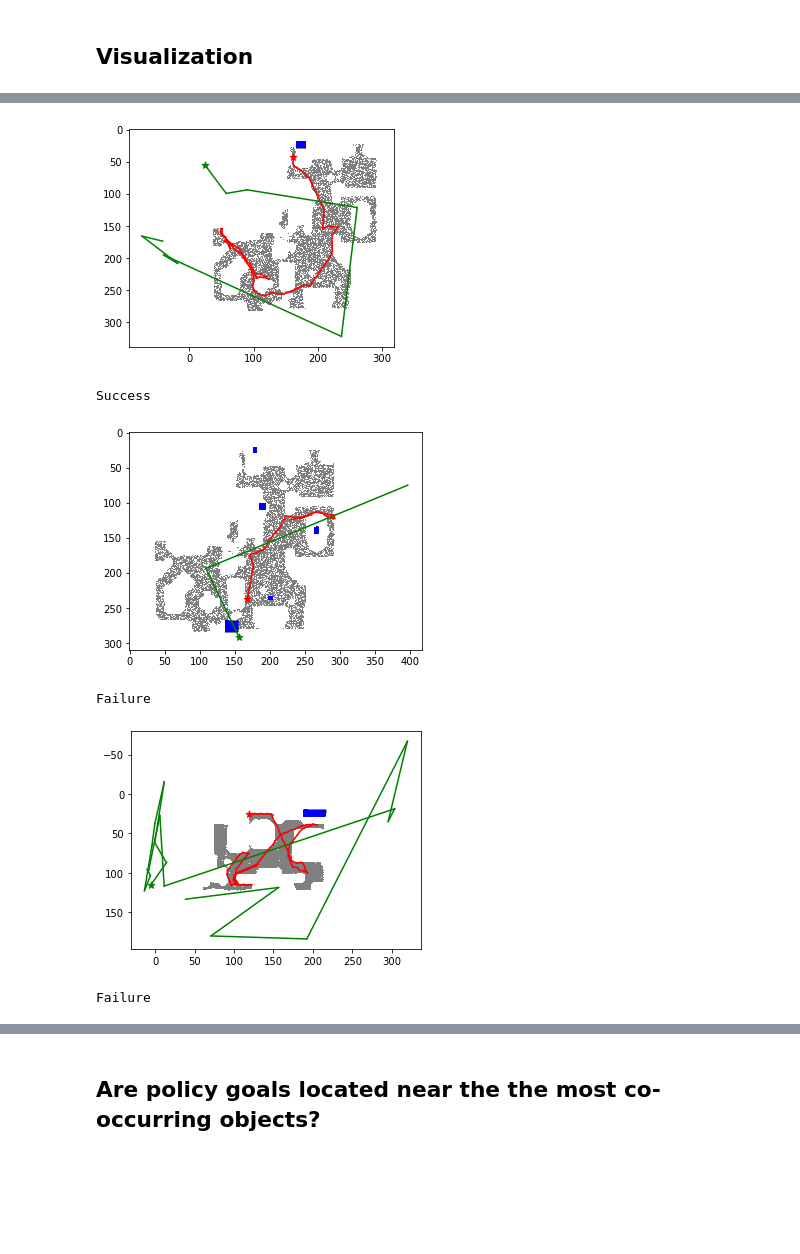
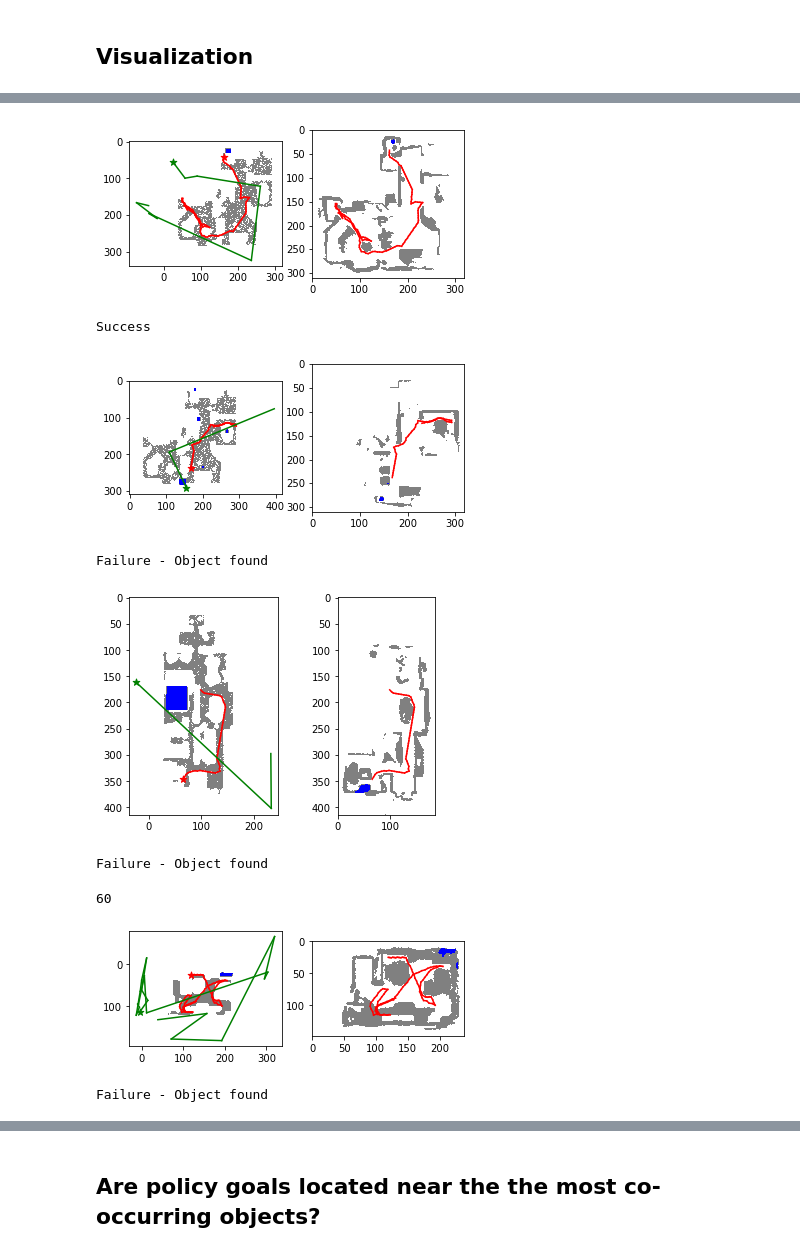
Before and after one commit to rish-raghu/Object-Goal-Navigation, a Jupyter notebook: Analysis.ipynb, the cells around one changed output, grey strips where cells are left out. Saved outputs shown, nothing was run; the diff lists cells and outputs as text; code cells hidden in the pictures; blank space fills up the shorter version.

```diff
--- a/Analysis.ipynb
+++ b/Analysis.ipynb
@@ -296,15 +306,21 @@ Success
 # %%
-sem_map = render_episode(80, render_goals=True)
+sem_map = render_episode("Wiconisco", 22, render_goals=True)
 # %% [output]
-[figure, old version]
+[figure, new version]
 Success
+# %%
+sem_map = render_episode("Wiconisco", 1, render_goals=True)
+# %% [output]
+[figure, added]
+Failure - Object found
 # %%
-sem_map = render_episode(10, render_goals=True)
+sem_map = render_episode("Darden", 10, render_goals=True)
 # %% [output]
-[figure, old version]
+[figure, new version]
-Failure
+Failure - Object found
 # %%
-sem_map = render_episode(60, render_goals=True)
+sem_map = render_episode("Collierville", 14, render_goals=True)
 # %% [output]
+60
-[figure, old version]
+[figure, new version]
-Failure
+Failure - Object found
```
Also changed, not shown: parts of 5 cells of this notebook.
